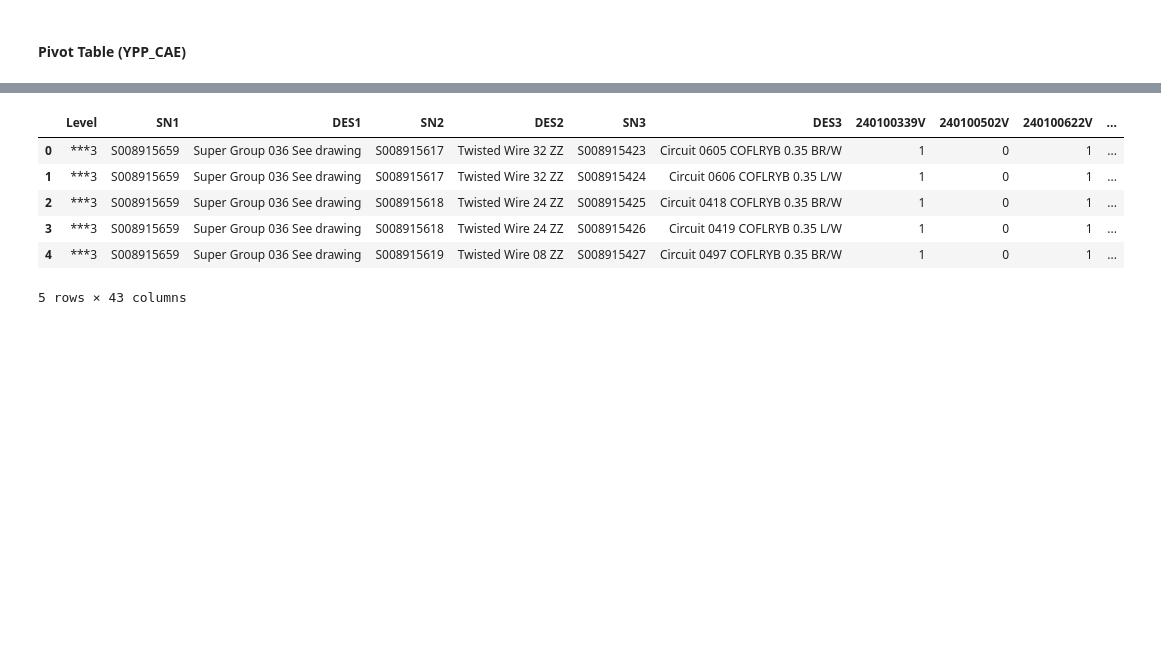
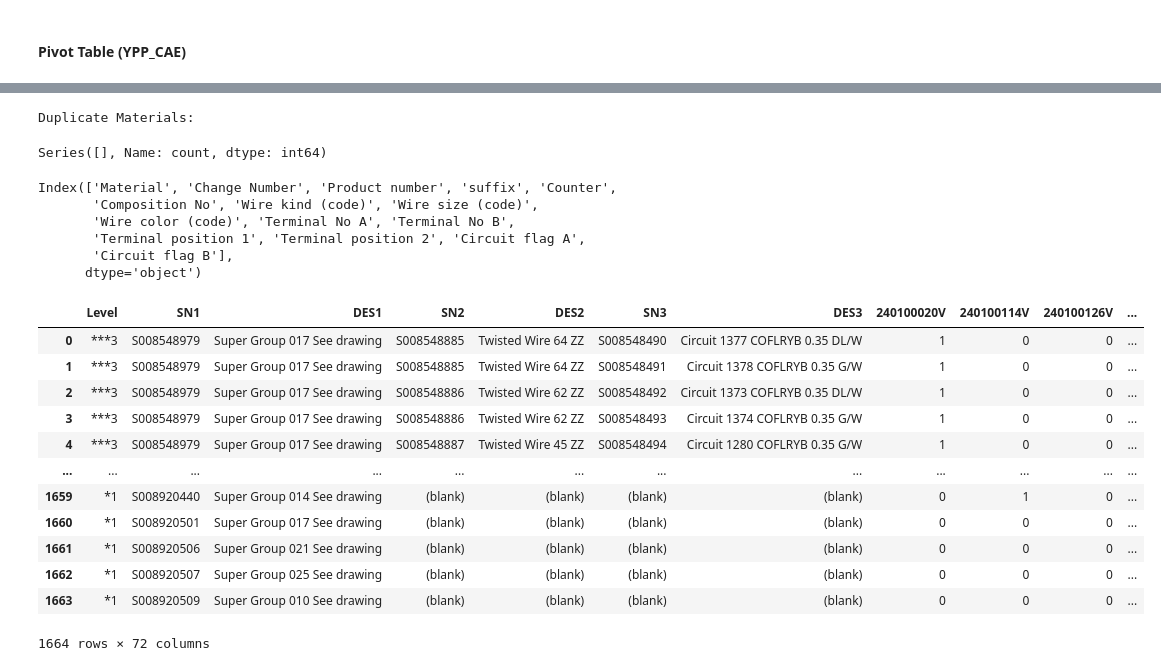
Before and after one commit to Abdelhamid2c/Automation-of-Data-Integration, a Jupyter notebook: Notebooks/integration.ipynb, the cells around one changed output, grey strips where cells are left out. Cells and saved outputs as stored; diff of their text form; code cells hidden in the pictures; blank space fills up the shorter version.

```diff
--- a/Notebooks/integration.ipynb
+++ b/Notebooks/integration.ipynb
@@ -87,0 +125,17 @@ list(material_to_comp_dict.items())[:5]
+# %%
+duplicate_materials = df_ypp_cae_pivot['Material'].value_counts()
+duplicates = duplicate_materials[duplicate_materials > 1]
+print("Duplicate Materials:")
+duplicates
+# %% [output]
+Duplicate Materials:
+Series([], Name: count, dtype: int64)
+# %%
+df_ypp_cae.columns
+# %% [output]
+Index(['Material', 'Change Number', 'Product number', 'suffix', 'Counter',
+       'Composition No', 'Wire kind (code)', 'Wire size (code)',
+       'Wire color (code)', 'Terminal No A', 'Terminal No B',
+       'Terminal position 1', 'Terminal position 2', 'Circuit flag A',
+       'Circuit flag B'],
+      dtype='object')
@@ -88,11 +165,17 @@ list(material_to_comp_dict.items())[:5]
 # %%
-mmsta_sep = pd.read_excel('../Data/mmsta_sep.xlsx')
-mmsta_sep.head(5)
+mmsta_sep = pd.read_excel('../Data/Train Data/mmsta_sep.xlsx')
+mmsta_sep
 # %% [output]
-|  | Level | SN1 | DES1 | SN2 | DES2 | SN3 | DES3 | 240100339V | 240100502V | 240100622V | ... |
-| 0 | ***3 | S008915659 | Super Group 036 See drawing | S008915617 | Twisted Wire 32 ZZ | S008915423 | Circuit 0605 COFLRYB 0.35 BR/W | 1 | 0 | 1 | ... |
-| 1 | ***3 | S008915659 | Super Group 036 See drawing | S008915617 | Twisted Wire 32 ZZ | S008915424 | Circuit 0606 COFLRYB 0.35 L/W | 1 | 0 | 1 | ... |
-| 2 | ***3 | S008915659 | Super Group 036 See drawing | S008915618 | Twisted Wire 24 ZZ | S008915425 | Circuit 0418 COFLRYB 0.35 BR/W | 1 | 0 | 1 | ... |
-| 3 | ***3 | S008915659 | Super Group 036 See drawing | S008915618 | Twisted Wire 24 ZZ | S008915426 | Circuit 0419 COFLRYB 0.35 L/W | 1 | 0 | 1 | ... |
-| 4 | ***3 | S008915659 | Super Group 036 See drawing | S008915619 | Twisted Wire 08 ZZ | S008915427 | Circuit 0497 COFLRYB 0.35 BR/W | 1 | 0 | 1 | ... |
+|  | Level | SN1 | DES1 | SN2 | DES2 | SN3 | DES3 | 240100020V | 240100114V | 240100126V | ... |
+| 0 | ***3 | S008548979 | Super Group 017 See drawing | S008548885 | Twisted Wire 64 ZZ | S008548490 | Circuit 1377 COFLRYB 0.35 DL/W | 1 | 0 | 0 | ... |
+| 1 | ***3 | S008548979 | Super Group 017 See drawing | S008548885 | Twisted Wire 64 ZZ | S008548491 | Circuit 1378 COFLRYB 0.35 G/W | 1 | 0 | 0 | ... |
+| 2 | ***3 | S008548979 | Super Group 017 See drawing | S008548886 | Twisted Wire 62 ZZ | S008548492 | Circuit 1373 COFLRYB 0.35 DL/W | 1 | 0 | 0 | ... |
+| 3 | ***3 | S008548979 | Super Group 017 See drawing | S008548886 | Twisted Wire 62 ZZ | S008548493 | Circuit 1374 COFLRYB 0.35 G/W | 1 | 0 | 0 | ... |
+| 4 | ***3 | S008548979 | Super Group 017 See drawing | S008548887 | Twisted Wire 45 ZZ | S008548494 | Circuit 1280 COFLRYB 0.35 G/W | 1 | 0 | 0 | ... |
+| ... | ... | ... | ... | ... | ... | ... | ... | ... | ... | ... | ... |
+| 1659 | *1 | S008920440 | Super Group 014 See drawing | (blank) | (blank) | (blank) | (blank) | 0 | 1 | 0 | ... |
+| 1660 | *1 | S008920501 | Super Group 017 See drawing | (blank) | (blank) | (blank) | (blank) | 0 | 0 | 0 | ... |
+| 1661 | *1 | S008920506 | Super Group 021 See drawing | (blank) | (blank) | (blank) | (blank) | 0 | 0 | 0 | ... |
+| 1662 | *1 | S008920507 | Super Group 025 See drawing | (blank) | (blank) | (blank) | (blank) | 0 | 0 | 0 | ... |
+| 1663 | *1 | S008920509 | Super Group 010 See drawing | (blank) | (blank) | (blank) | (blank) | 0 | 0 | 0 | ... |
-5 rows × 43 columns
+1664 rows × 72 columns
```
Also changed, not shown: parts of 50 cells of this notebook, 5 other files.
